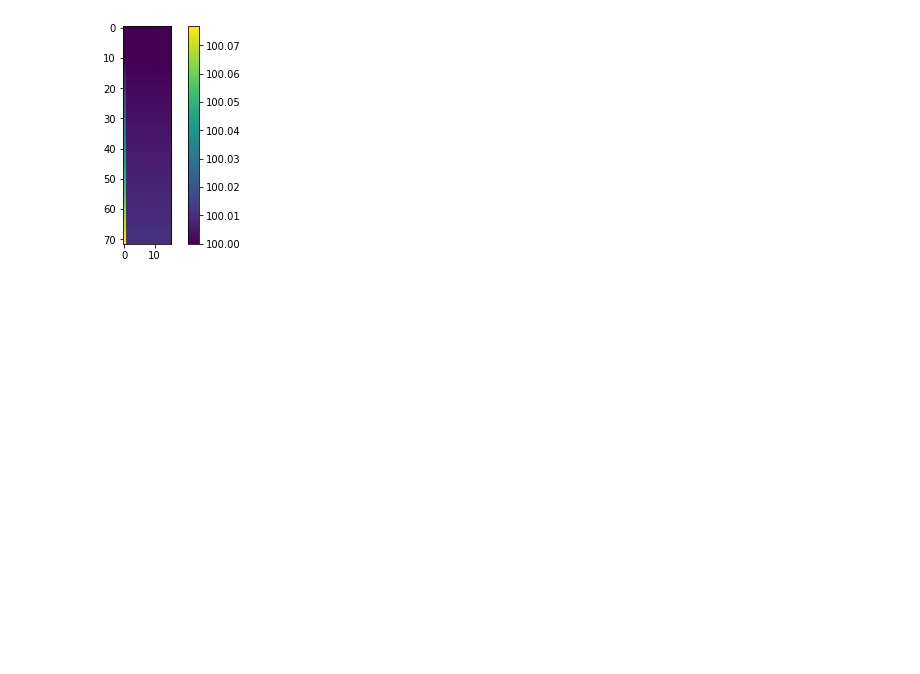
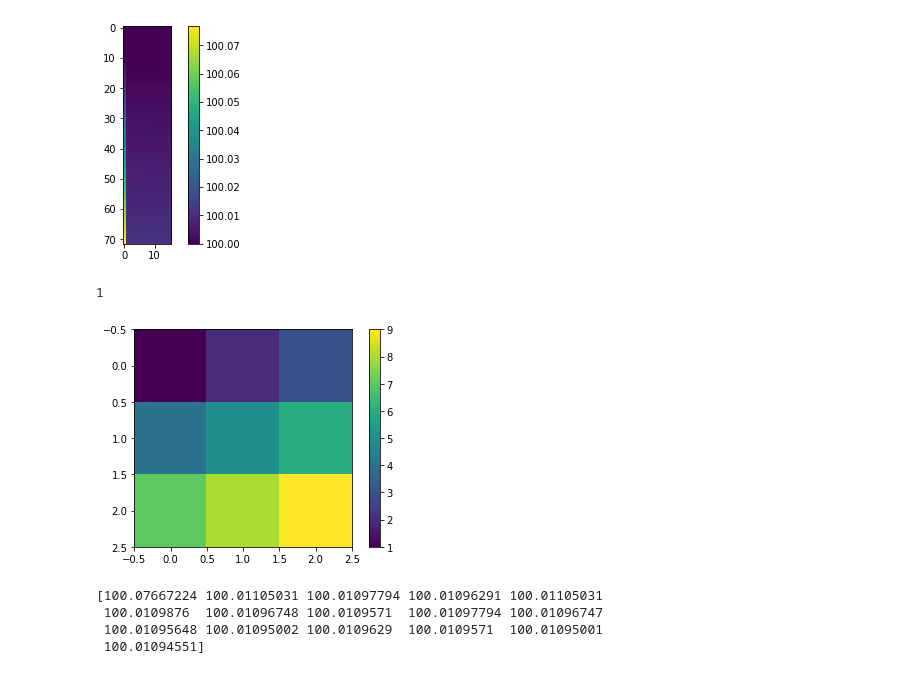
Before and after one commit to aman0404/python_heatmaps, a Jupyter notebook: temp_heatmap.ipynb, the cells around one changed output. Cells and saved outputs as stored; diff of their text form; code cells hidden in the pictures; blank space fills up the shorter version.

```diff
--- a/temp_heatmap.ipynb
+++ b/temp_heatmap.ipynb
@@ -73,3 +77,33 @@ test_array = n1
 heatmap2d(test_array)
 # %% [output]
 [figure]
+# %%
+data = [[1, 2, 3],
+
+        [4, 5, 6],
+
+        [7, 8, 9]]
+
+def heatmap2d(arr: np.ndarray):
+    plt.imshow(arr, cmap='viridis')
+    plt.colorbar()
+    plt.show()
+
+print(data[0][0])
+test_array = data
+heatmap2d(data)
+# %% [output]
+1
+[figure, added]
+# %%
+rows, cols = (4, 4)
+#print(n1[16][:])
+value = n1[71][:]
+print(value)
+#arr = [[value for i in range(cols)] for j in range(rows)]
+#arr
+# %% [output]
+[100.07667224 100.01105031 100.01097794 100.01096291 100.01105031
+ 100.0109876  100.01096748 100.0109571  100.01097794 100.01096747
+ 100.01095648 100.01095002 100.0109629  100.0109571  100.01095001
+ 100.01094551]
```
Also changed, not shown: parts of 3 cells of this notebook.
